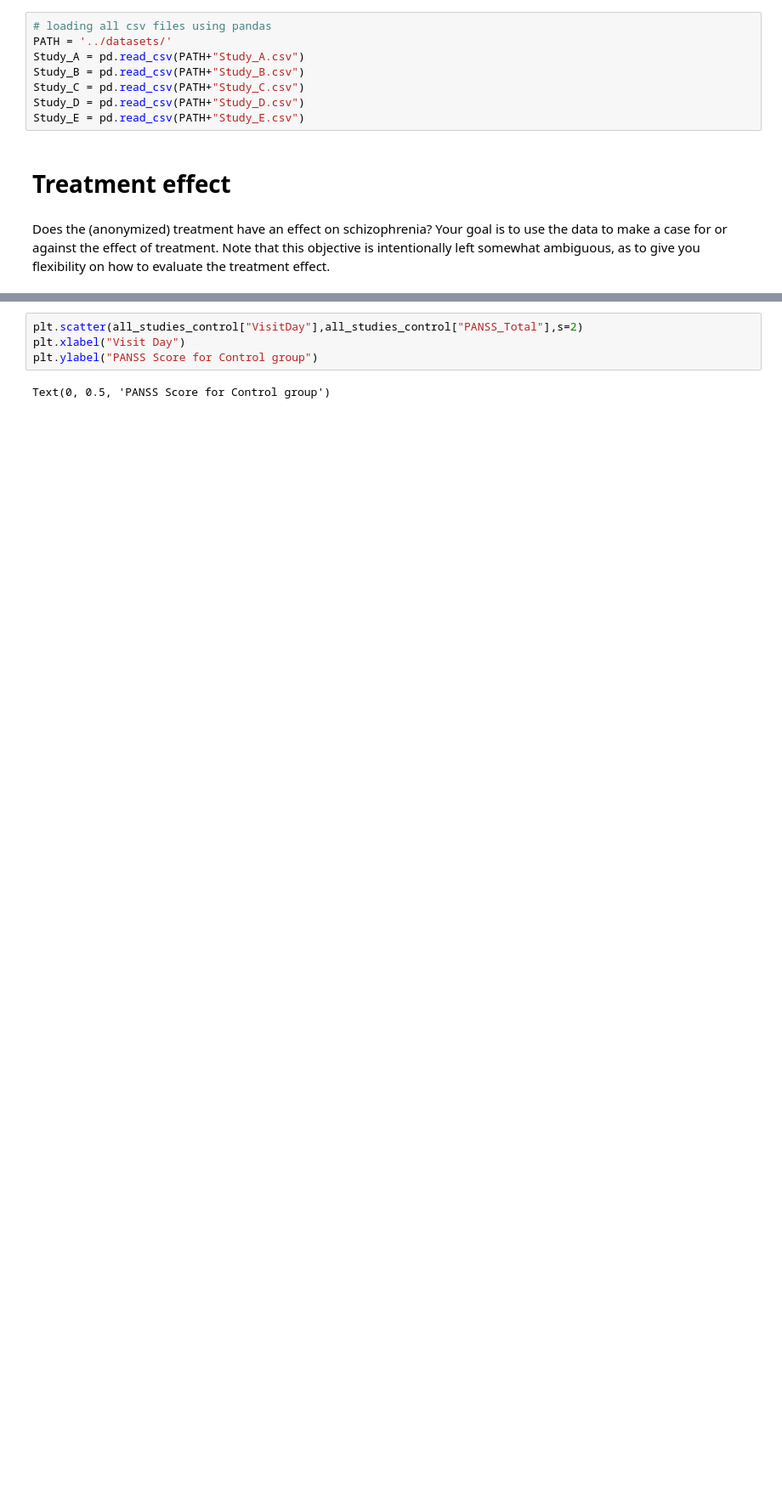
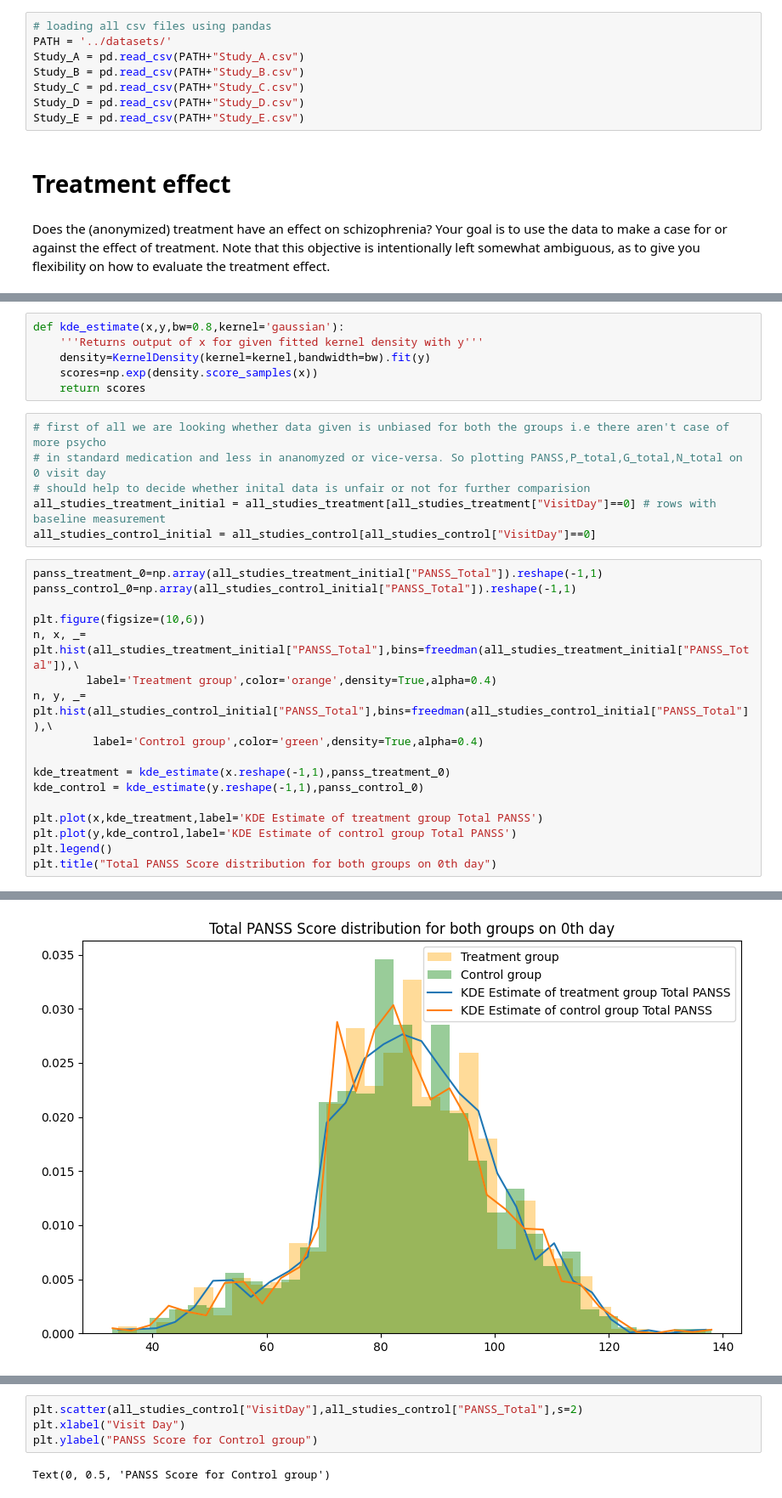
Before and after one commit to devulapallisai/dsa-project, a Jupyter notebook: Scripts/Treatment_effect_evaluation.ipynb, the cells around one changed output, grey strips where cells are left out. Shown: that part at 85% size. Drawn from its saved outputs; the diff is of its cells as text; blank space fills up the shorter version.

Commit message:
added first part

```diff
--- a/Scripts/Treatment_effect_evaluation.ipynb
+++ b/Scripts/Treatment_effect_evaluation.ipynb
@@ -47,0 +171,30 @@ all_studies_treatment = all_studies[all_studies["TxGroup"]!="Control"]
+# %%
+def kde_estimate(x,y,bw=0.8,kernel='gaussian'):
+    '''Returns output of x for given fitted kernel density with y'''
+    density=KernelDensity(kernel=kernel,bandwidth=bw).fit(y)
+    scores=np.exp(density.score_samples(x))
+    return scores
+# %%
+# first of all we are looking whether data given is unbiased for both the groups i.e there aren't case of more psycho
+# in standard medication and less in ananomyzed or vice-versa. So plotting PANSS,P_total,G_total,N_total on 0 visit day
+# should help to decide whether inital data is unfair or not for further comparision
+all_studies_treatment_initial = all_studies_treatment[all_studies_treatment["VisitDay"]==0] # rows with baseline measurement
+all_studies_control_initial = all_studies_control[all_studies_control["VisitDay"]==0]
+# %%
+panss_treatment_0=np.array(all_studies_treatment_initial["PANSS_Total"]).reshape(-1,1)
+panss_control_0=np.array(all_studies_control_initial["PANSS_Total"]).reshape(-1,1)
+
+plt.figure(figsize=(10,6))
+n, x, _= plt.hist(all_studies_treatment_initial["PANSS_Total"],bins=freedman(all_studies_treatment_initial["PANSS_Total"]),\
+        label='Treatment group',color='orange',density=True,alpha=0.4)
+n, y, _= plt.hist(all_studies_control_initial["PANSS_Total"],bins=freedman(all_studies_control_initial["PANSS_Total"]),\
+         label='Control group',color='green',density=True,alpha=0.4)
+
+kde_treatment = kde_estimate(x.reshape(-1,1),panss_treatment_0)
+kde_control = kde_estimate(y.reshape(-1,1),panss_control_0)
+
+plt.plot(x,kde_treatment,label='KDE Estimate of treatment group Total PANSS')
+plt.plot(y,kde_control,label='KDE Estimate of control group Total PANSS')
+plt.legend()
+plt.title("Total PANSS Score distribution for both groups on 0th day")
+# %% [output]
@@ -47,0 +202 @@ all_studies_treatment = all_studies[all_studies["TxGroup"]!="Control"]
+[figure, added]
```
Also changed, not shown: parts of 34 cells of this notebook, 1 other file.
